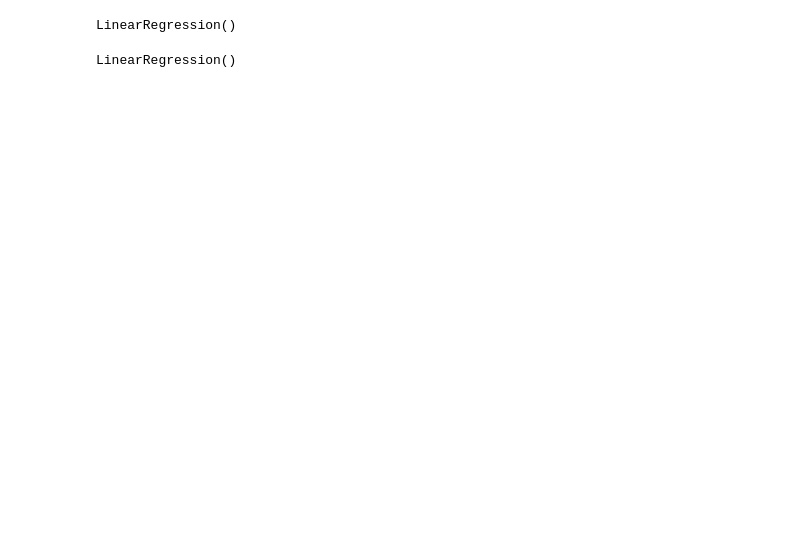
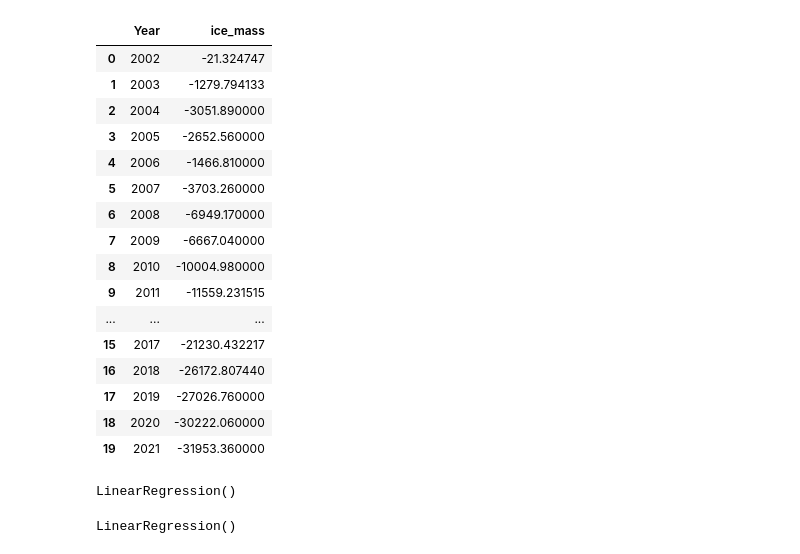
Before and after one commit to dohyun-dev/Zirraforming, a Jupyter notebook: ZirraForming/workspace/dongwook/processing/learning_code/마이페이지 보낼 코드 정리.ipynb, the cells around one changed output. Drawn from its saved outputs; the diff is of its cells as text; code cells hidden in the pictures; blank space fills up the shorter version.

Commit message:
S07P22D107-430 table추가 및 백엔드코드작성
Former-commit-id: 59ea5780ab5397ffe5c6082f9907c11dd6221c26

```diff
--- a/ZirraForming/workspace/dongwook/processing/learning_code/마이페이지 보낼 코드 정리.ipynb
+++ b/ZirraForming/workspace/dongwook/processing/learning_code/마이페이지 보낼 코드 정리.ipynb
@@ -1,13 +1,32 @@
 # %%
 # 필요 데이터 불러오기 및 출력하기
 # 전체로 보기 위해서 print 사용
 import pandas as pd
 
 co2 = pd.read_csv('../result/CO2.csv')
 no = pd.read_csv('../result/NO.csv')
 ch4 = pd.read_csv('../result/CH4.csv')
 Antartica_mass = pd.read_csv('../result/Antartica_mass.csv')
 temperature = pd.read_csv('../result/surface-temper.csv')
+Antartica_mass
+# %% [output]
+|  | Year | ice_mass |
+| 0 | 2002 | -21.324747 |
+| 1 | 2003 | -1279.794133 |
+| 2 | 2004 | -3051.890000 |
+| 3 | 2005 | -2652.560000 |
+| 4 | 2006 | -1466.810000 |
+| 5 | 2007 | -3703.260000 |
+| 6 | 2008 | -6949.170000 |
+| 7 | 2009 | -6667.040000 |
+| 8 | 2010 | -10004.980000 |
+| 9 | 2011 | -11559.231515 |
+| ... | ... | ... |
+| 15 | 2017 | -21230.432217 |
+| 16 | 2018 | -26172.807440 |
+| 17 | 2019 | -27026.760000 |
+| 18 | 2020 | -30222.060000 |
+| 19 | 2021 | -31953.360000 |
 # %%
 import warnings
 warnings.filterwarnings('ignore')
```
Also changed, not shown: parts of 6 cells of this notebook, 12 other files.
